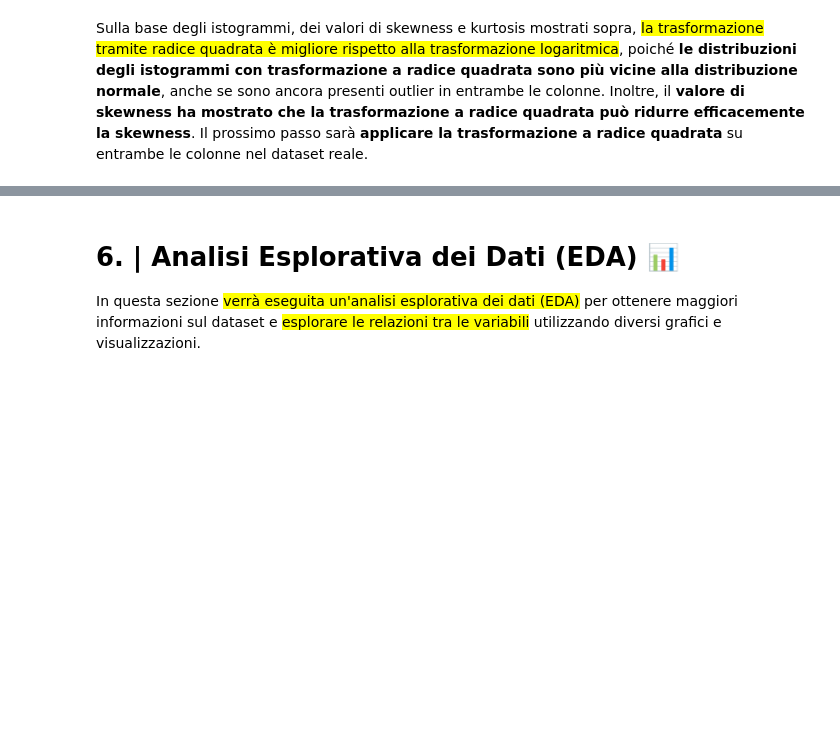
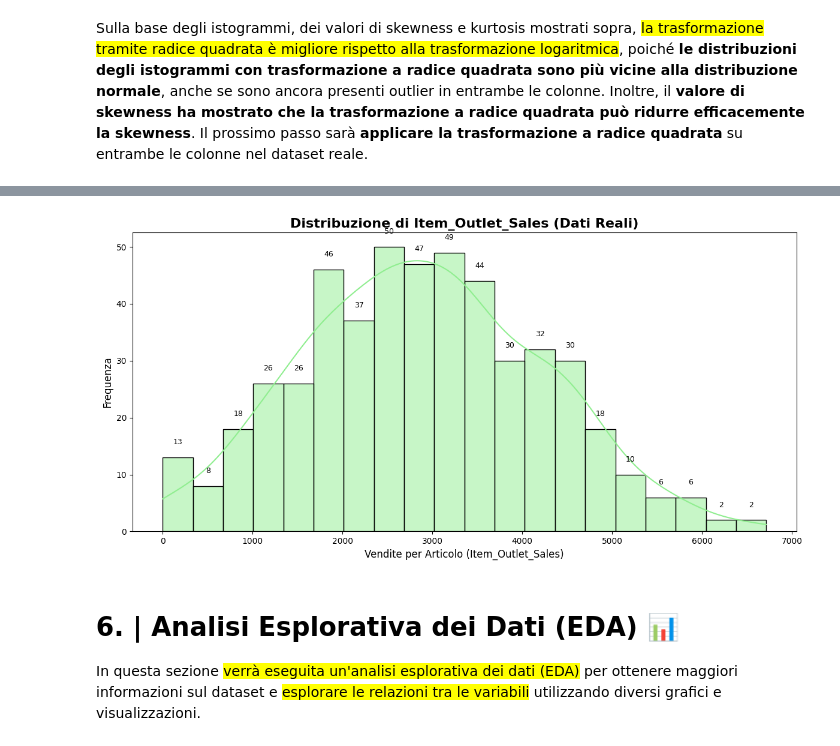
Before and after one commit to EnricoGuidi/ANALISI-E-OTTIMIZZAZIONE-GDO, a Jupyter notebook: ANALISI VENDITA NEL DETTAGLIO GDO/Analisi_vendita_dettaglio_GDO.ipynb, the cells around one changed output, grey strips where cells are left out. Saved outputs shown, nothing was run; the diff lists cells and outputs as text; code cells hidden in the pictures; blank space fills up the shorter version.

```diff
--- a/ANALISI VENDITA NEL DETTAGLIO GDO/Analisi_vendita_dettaglio_GDO.ipynb.ipynb
+++ b/ANALISI VENDITA NEL DETTAGLIO GDO/Analisi_vendita_dettaglio_GDO.ipynb
@@ -668,3 +703,21 @@ df['Item_Outlet_Sales_sqrt'] = np.sqrt(df['Item_Outlet_Sales'])
+# %%
+# Creazione del grafico di distribuzione reale per Item_Outlet_Sales
+plt.figure(figsize=(12, 6))
+sns.histplot(df['Item_Outlet_Sales'], bins=20, kde=True, color='lightgreen', edgecolor='black')
+plt.title('Distribuzione di Item_Outlet_Sales (Dati Reali)', fontsize=16, fontweight='bold')
+plt.xlabel('Vendite per Articolo (Item_Outlet_Sales)', fontsize=12)
+plt.ylabel('Frequenza', fontsize=12)
+
+# Annotazioni delle frequenze
+counts, bins = np.histogram(df['Item_Outlet_Sales'], bins=20)
+for i in range(len(counts)):
+    plt.text((bins[i] + bins[i+1]) / 2, counts[i] + 2, str(counts[i]),
+             ha='center', va='bottom', fontsize=9)
+
+plt.tight_layout()
+plt.show()
+# %% [output]
+[figure, added]
 # %% [markdown]
 # <div class="header1">6. | Analisi Esplorativa dei Dati (EDA) 📊</div>
 <div class="explain-box">
```
Also changed, not shown: parts of 11 cells of this notebook.
